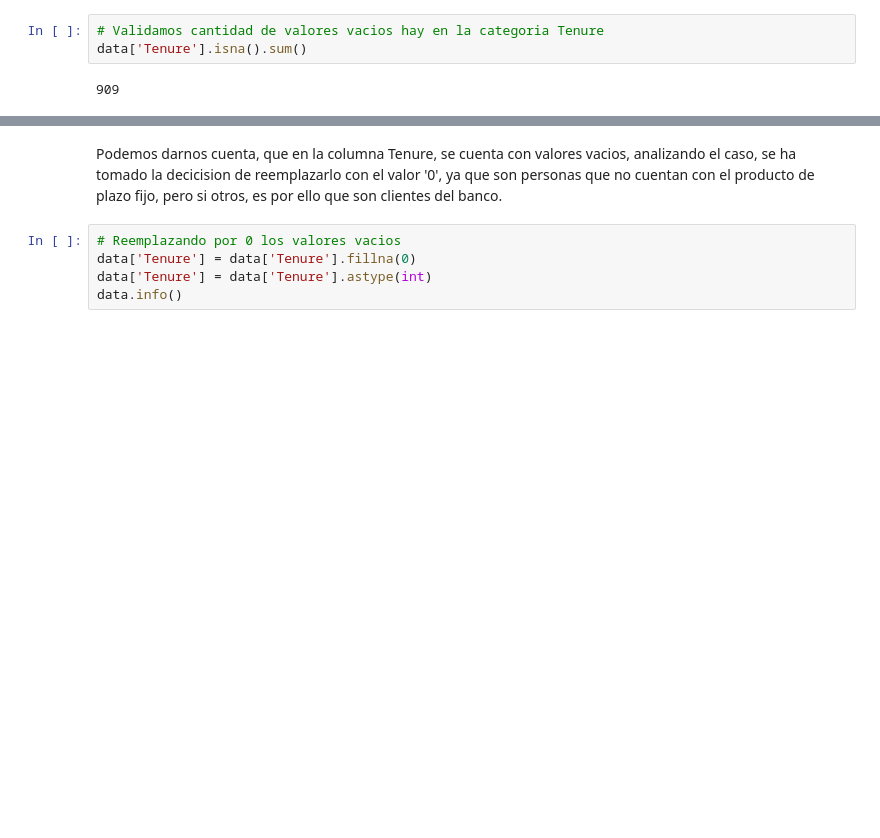
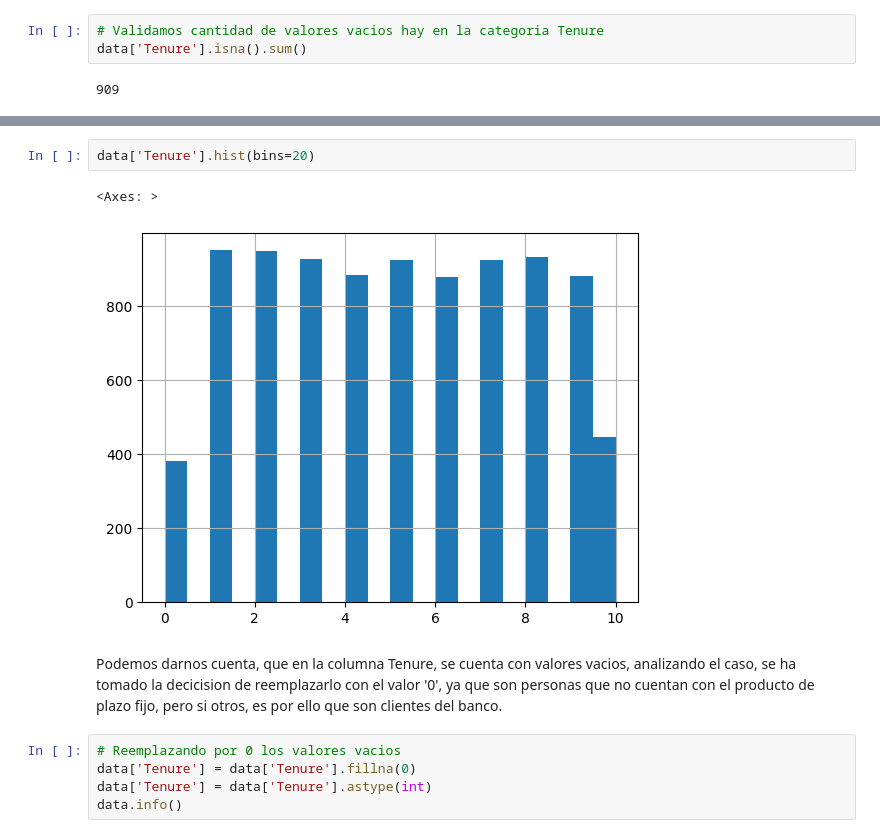
Before and after one commit to marxramos/Analisis-Churn-Beta-Bank, a Jupyter notebook: Notebooks/chrun_beta_bank.ipynb, the cells around one changed output, grey strips where cells are left out. Cells and saved outputs as stored; diff of their text form; blank space fills up the shorter version.

```diff
--- a/Notebooks/chrun_beta_bank.ipynb
+++ b/Notebooks/chrun_beta_bank.ipynb
@@ -79,3 +88,8 @@ data['Tenure'].isna().sum()
+# %%
+data['Tenure'].hist(bins=20)
+# %% [output]
+<Axes: >
+[figure, added]
 # %% [markdown]
 Podemos darnos cuenta, que en la columna Tenure, se cuenta con valores vacios, analizando el caso, se ha tomado la decicision de reemplazarlo con el valor '0', ya que son personas que no cuentan con el producto de plazo fijo, pero si otros, es por ello que son clientes del banco.
 # %%
```
Also changed, not shown: parts of 15 cells of this notebook.
